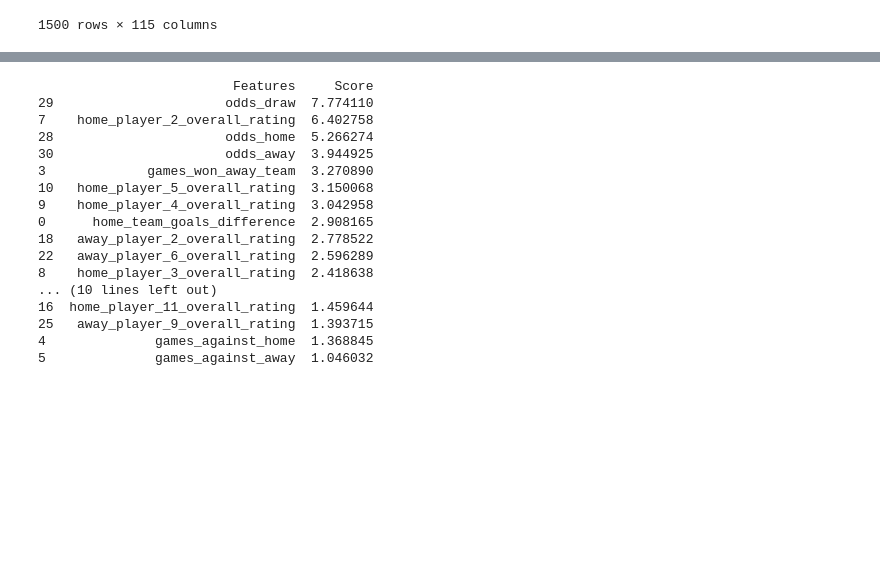
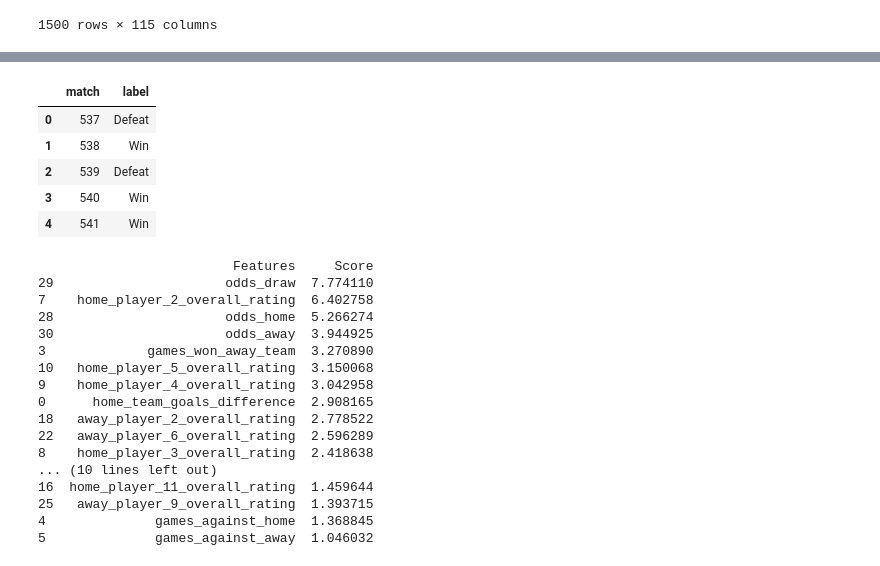
Before and after one commit to Revuj/FEUP-IART-PROJ2, a Jupyter notebook: IART-PROJECT.ipynb, the cells around one changed output, grey strips where cells are left out. Drawn from its saved outputs; the diff is of its cells as text; code cells hidden in the pictures; blank space fills up the shorter version.

```diff
--- a/IART-PROJECT.ipynb
+++ b/IART-PROJECT.ipynb
@@ -944,3 +966,15 @@ x_train, x_test, y_train, y_test = train_test_split(features,labels,test_size=0.
+# %%
+labels = pd.read_csv("labels.csv")
+features = pd.read_csv("features.csv")
+labels.rename( columns={'Unnamed: 0':'match'}, inplace=True )
+features.rename( columns={'Unnamed: 0':'match'}, inplace=True )
+# %% [output]
+|  | match | label |
+| 0 | 537 | Defeat |
+| 1 | 538 | Win |
+| 2 | 539 | Defeat |
+| 3 | 540 | Win |
+| 4 | 541 | Win |
 # %%
 #############################
 ##### FEATURE SELECTION #####
```
Also changed, not shown: parts of 6 cells of this notebook, 12 other files.
